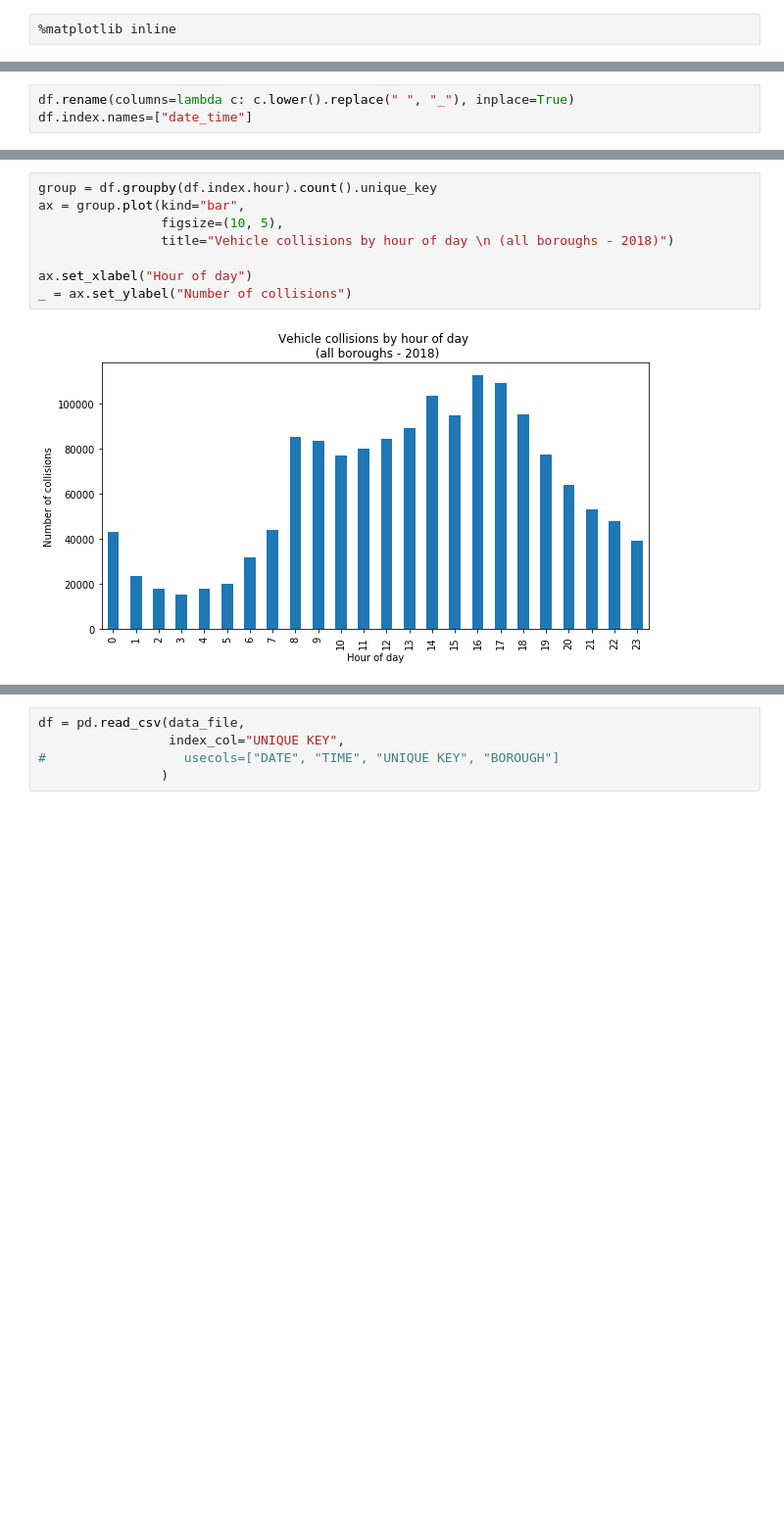
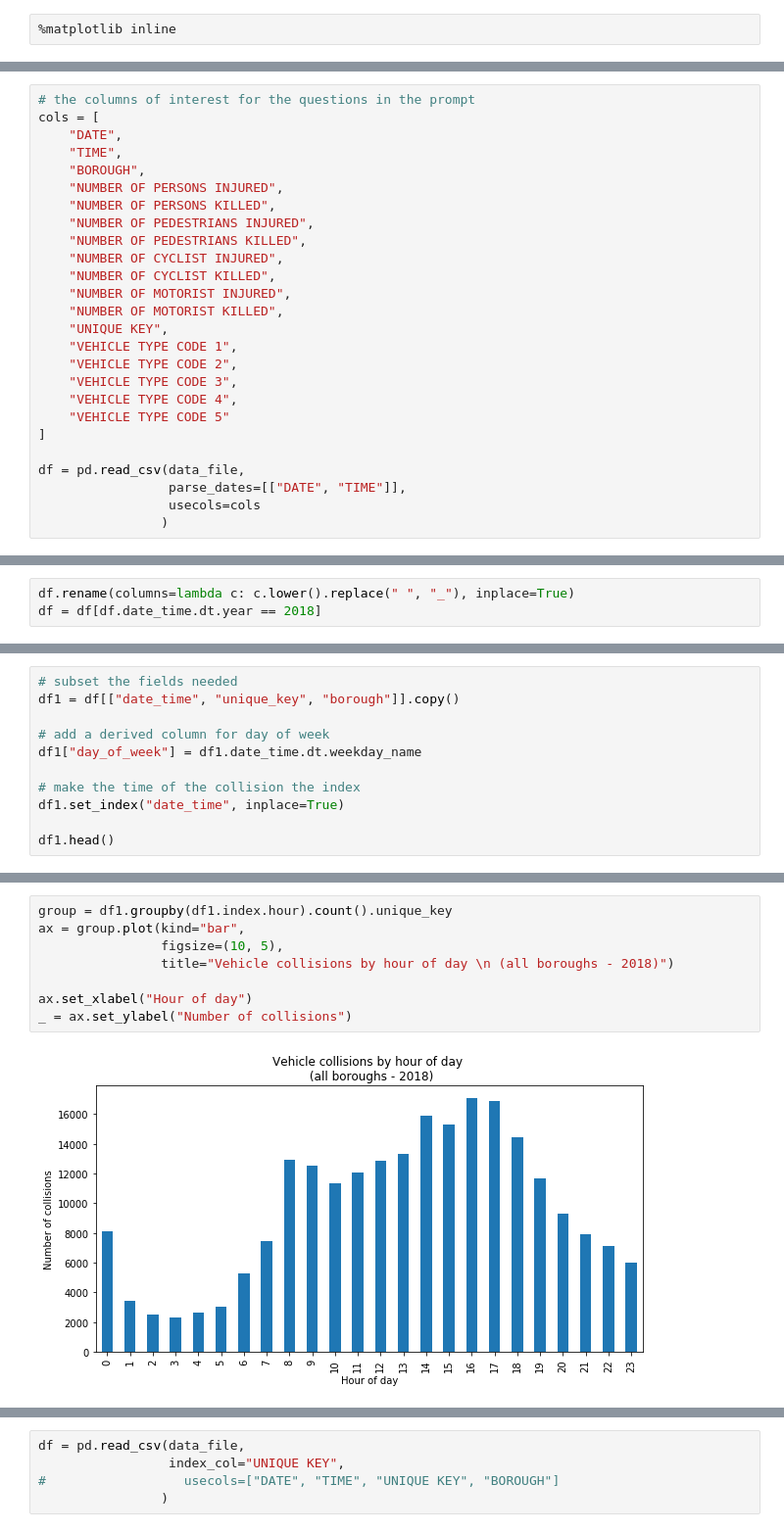
Before and after one commit to dan55/collisions, a Jupyter notebook: collisions.ipynb, the cells around one changed output, grey strips where cells are left out. Shown at 98% size. Cells and saved outputs as stored; diff of their text form; blank space fills up the shorter version.

```diff
--- a/collisions.ipynb
+++ b/collisions.ipynb
@@ -29,0 +32,26 @@ df = pd.read_csv(data_file,
+# %%
+# the columns of interest for the questions in the prompt
+cols = [
+    "DATE",
+    "TIME",
+    "BOROUGH",
+    "NUMBER OF PERSONS INJURED",
+    "NUMBER OF PERSONS KILLED",
+    "NUMBER OF PEDESTRIANS INJURED",
+    "NUMBER OF PEDESTRIANS KILLED",
+    "NUMBER OF CYCLIST INJURED",
+    "NUMBER OF CYCLIST KILLED",
+    "NUMBER OF MOTORIST INJURED",
+    "NUMBER OF MOTORIST KILLED",
+    "UNIQUE KEY",
+    "VEHICLE TYPE CODE 1",
+    "VEHICLE TYPE CODE 2",
+    "VEHICLE TYPE CODE 3",
+    "VEHICLE TYPE CODE 4",
+    "VEHICLE TYPE CODE 5"
+]
+
+df = pd.read_csv(data_file,
+                 parse_dates=[["DATE", "TIME"]],
+                 usecols=cols
+                )
@@ -29,0 +65,3 @@ df = pd.read_csv(data_file,
+# %%
+df.rename(columns=lambda c: c.lower().replace(" ", "_"), inplace=True)
+df = df[df.date_time.dt.year == 2018]
@@ -40,3 +89,0 @@ memory usage: 34.5+ MB
-# %%
-df.rename(columns=lambda c: c.lower().replace(" ", "_"), inplace=True)
-df.index.names=["date_time"]
@@ -58,0 +120,11 @@ dtype: int64
+# %%
+# subset the fields needed
+df1 = df[["date_time", "unique_key", "borough"]].copy()
+
+# add a derived column for day of week
+df1["day_of_week"] = df1.date_time.dt.weekday_name
+
+# make the time of the collision the index
+df1.set_index("date_time", inplace=True)
+
+df1.head()
@@ -59,10 +141,10 @@ dtype: int64
 # %%
-group = df.groupby(df.index.hour).count().unique_key
+group = df1.groupby(df1.index.hour).count().unique_key
 ax = group.plot(kind="bar",
                 figsize=(10, 5),
                 title="Vehicle collisions by hour of day \n (all boroughs - 2018)")
 
 ax.set_xlabel("Hour of day")
 _ = ax.set_ylabel("Number of collisions")
 # %% [output]
-[figure, old version]
+[figure, new version]
```
Also changed, not shown: parts of 25 cells of this notebook.
